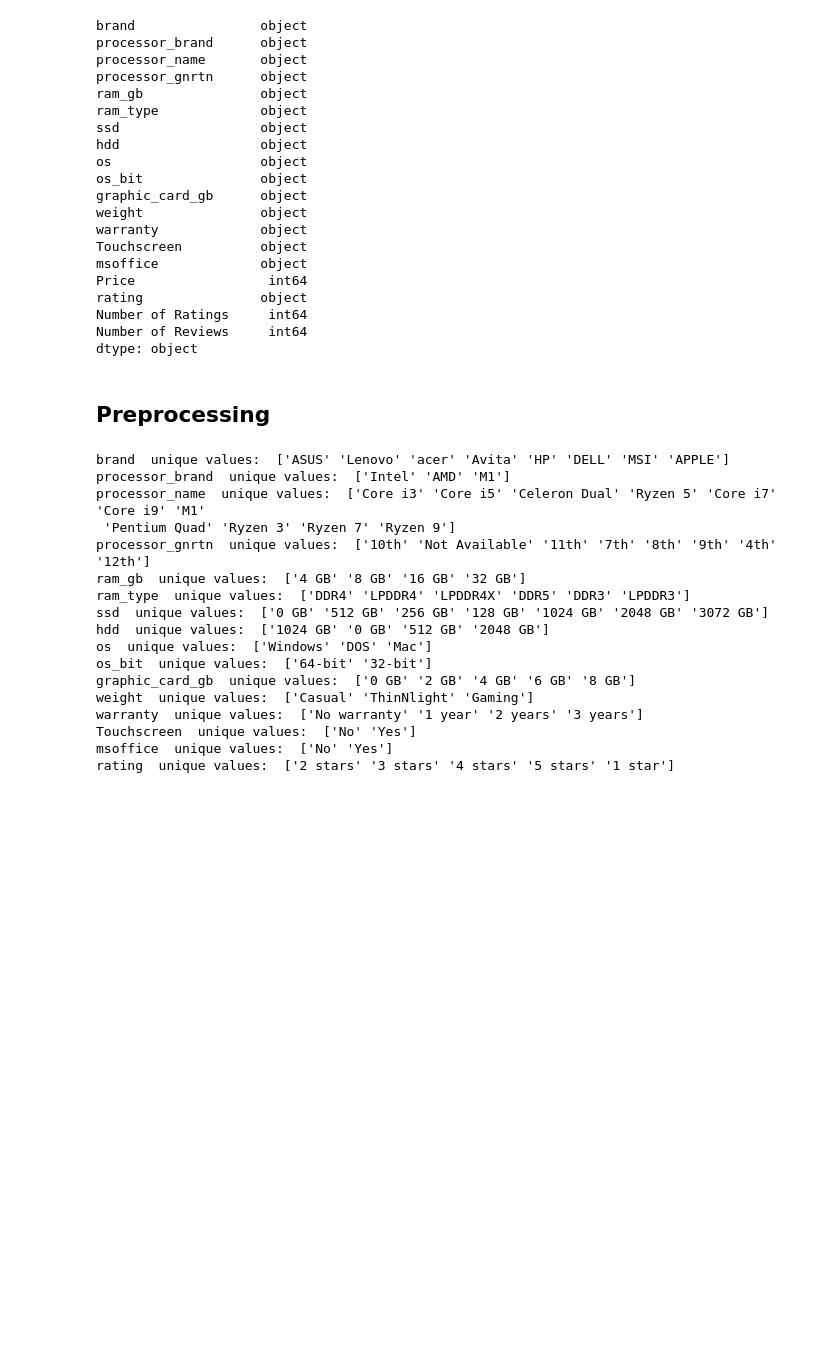
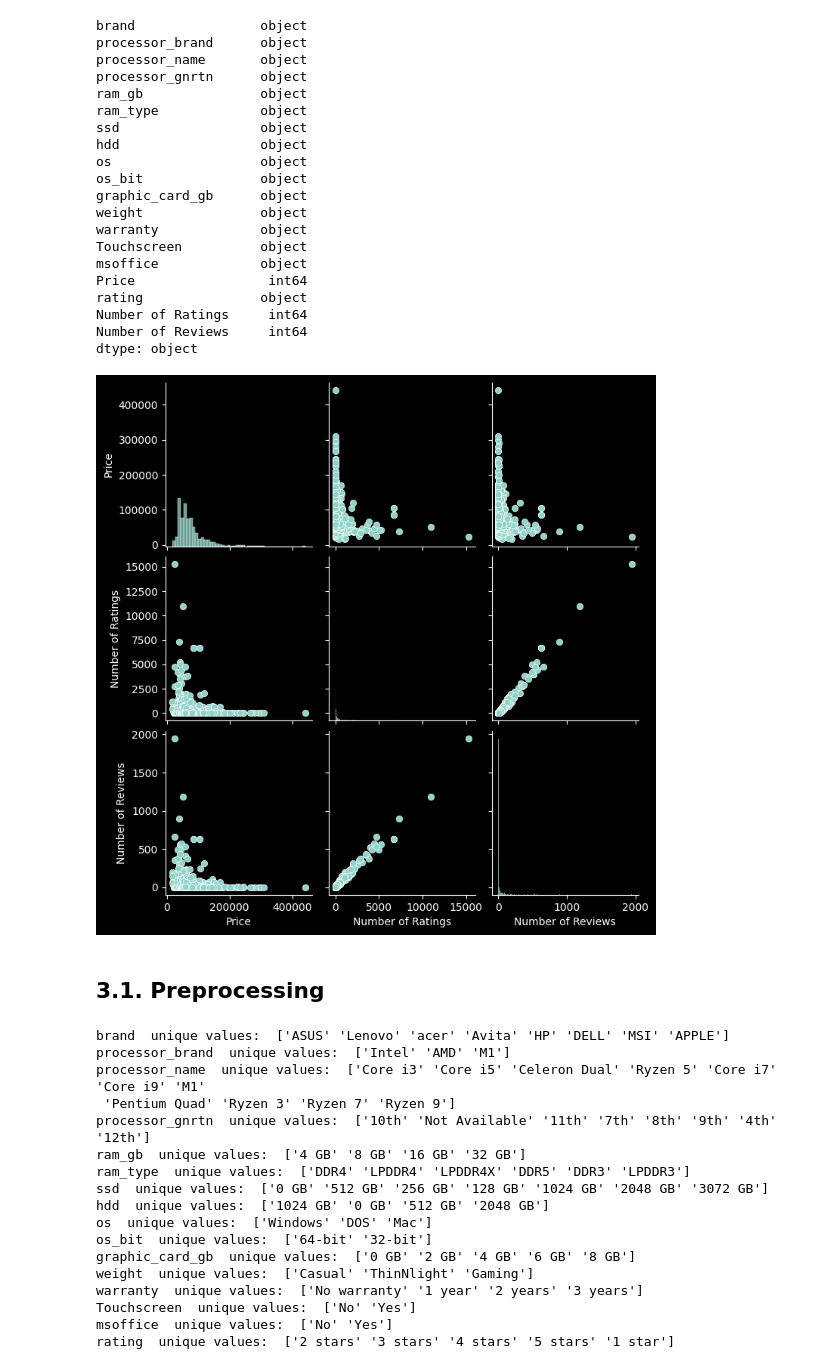
Before and after one commit to koutsompinask/MSC, a Jupyter notebook: semester B/Python/assignment/regression.ipynb, the cells around one changed output. Saved outputs shown, nothing was run; the diff lists cells and outputs as text; code cells hidden in the pictures; blank space fills up the shorter version.

```diff
--- a/semester B/Python/assignment/regression.ipynb
+++ b/semester B/Python/assignment/regression.ipynb
@@ -112,5 +106,10 @@ rating               object
 Number of Ratings     int64
 Number of Reviews     int64
 dtype: object
+# %%
+sns.pairplot(df)
+plt.show()
+# %% [output]
+[figure, added]
 # %% [markdown]
-## Preprocessing
+## 3.1. Preprocessing
```
Also changed, not shown: parts of 31 cells of this notebook.
